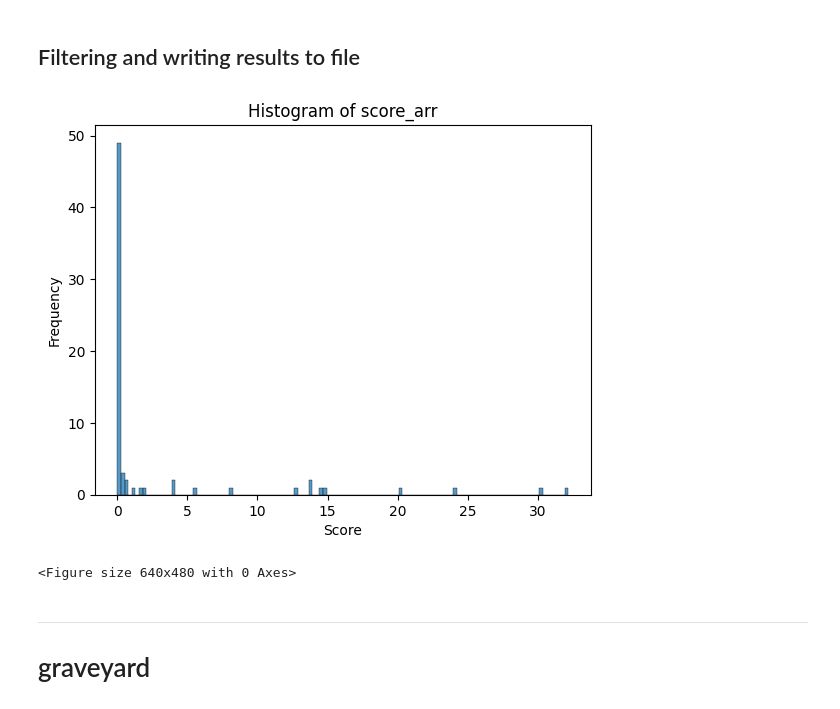
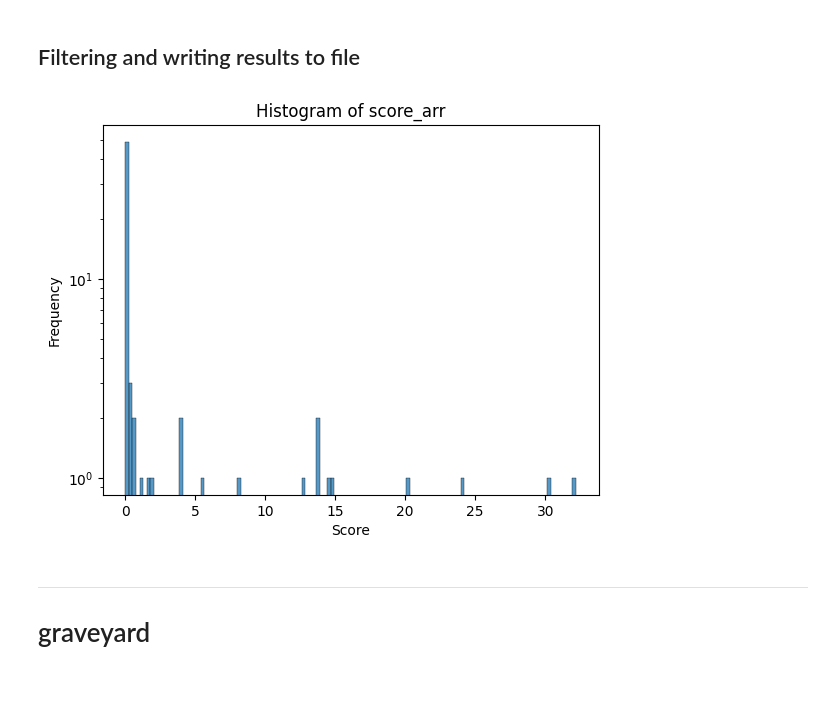
Before and after one commit to ENSCMA2/Multilingual-Fig-QA, a Jupyter notebook: culturaldataset/ngram_filtering.ipynb, the cells around one changed output. Saved outputs shown, nothing was run; the diff lists cells and outputs as text; code cells hidden in the pictures.

Commit message:
dataset code

```diff
--- a/culturaldataset/ngram_filtering.ipynb
+++ b/culturaldataset/ngram_filtering.ipynb
@@ -165,23 +165,23 @@ curated_hf_dataset.save_to_disk(f'select_datasets/{LANG_CODE}/rouge{DSETSIZE}')
 # %%
 import seaborn as sns
 import matplotlib.pyplot as plt
 
 # Plot histogram using seaborn
 sns.histplot(scores_list)
 
 # Set plot title and labels
 plt.title("Histogram of score_arr")
 plt.xlabel("Score")
 plt.ylabel("Frequency")
+plt.yscale('log')
 
 # Show the plot
 plt.show()
 
 # Save the plot to disk
-plt.savefig(f'select_datasets/{LANG_CODE}/rouge{DSETSIZE}/score_dist.png')
+# plt.savefig(f'select_datasets/{LANG_CODE}/rouge{DSETSIZE}/score_dist.png')
 # %% [output]
-[figure, old version]
+[figure, new version]
-<Figure size 640x480 with 0 Axes>
 # %% [markdown]
 ---
 # graveyard
```
Also changed, not shown: 3 other files.
